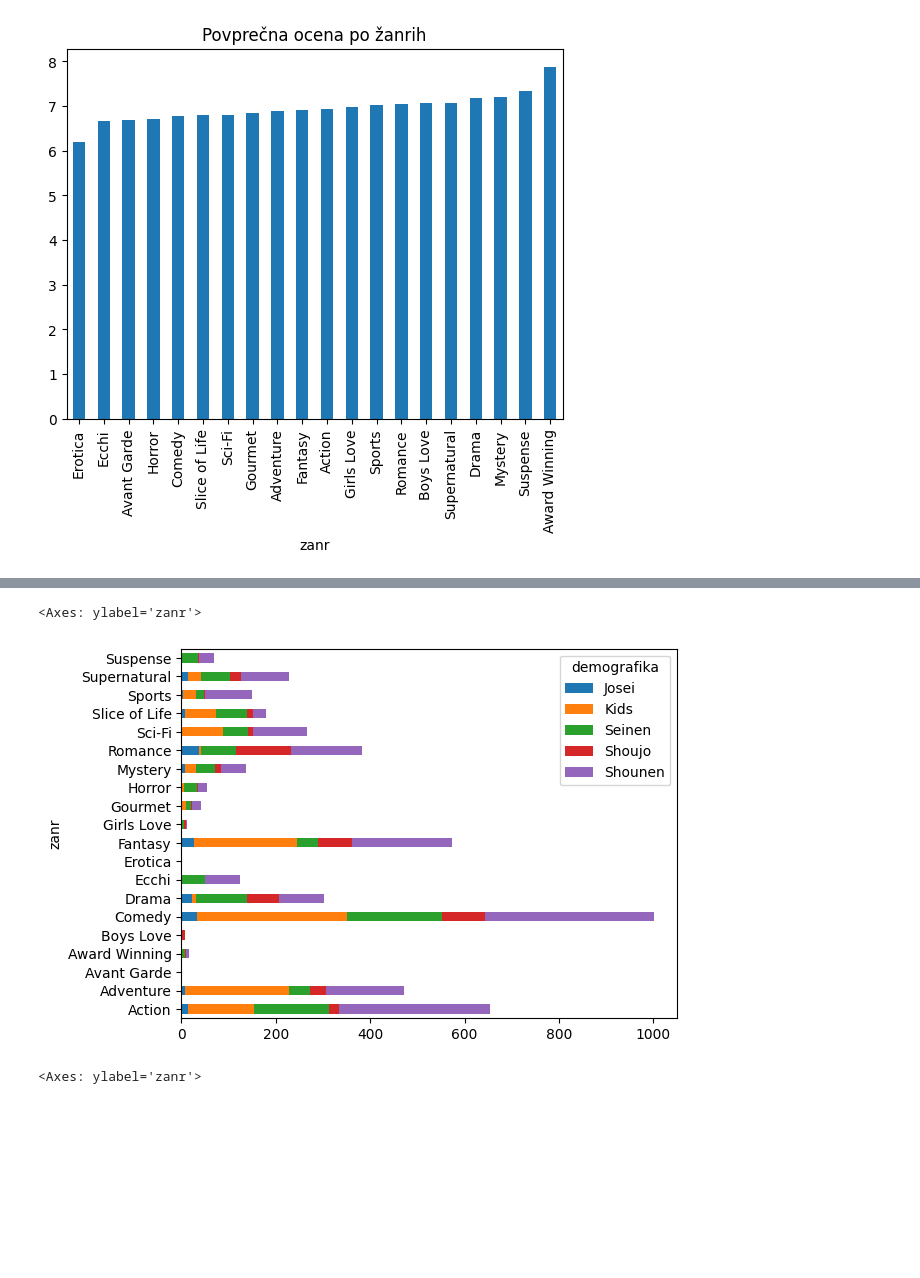
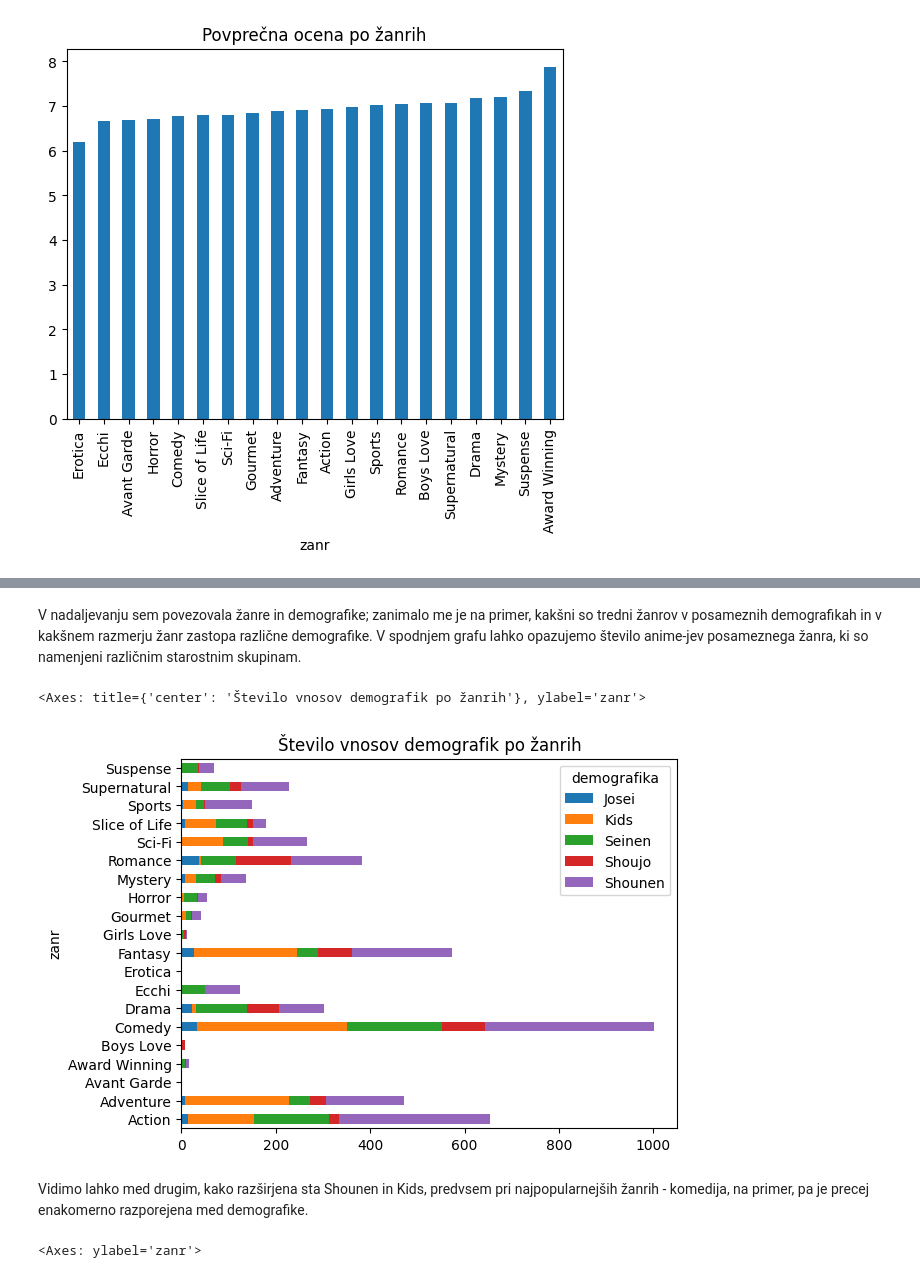
Before and after one commit to lrozman/Projektna-naloga-UVP---Rozman-Lara, a Jupyter notebook: analiza.ipynb, the cells around one changed output, grey strips where cells are left out. Cells and saved outputs as stored; diff of their text form; code cells hidden in the pictures; blank space fills up the shorter version.

```diff
--- a/analiza.ipynb
+++ b/analiza.ipynb
@@ -738,15 +750,19 @@ Suspense               17.2      97.390527         7.336845
+# %% [markdown]
+V nadaljevanju sem povezovala žanre in demografike; zanimalo me je na primer, kakšni so tredni žanrov v posameznih demografikah in v kakšnem razmerju žanr zastopa različne demografike. V spodnjem grafu lahko opazujemo število anime-jev posameznega žanra, ki so namenjeni različnim starostnim skupinam.
 # %%
 podtabela_zanri_demo = zanri_anime.copy()
 podtabela_zanri_demo.drop(index=podtabela_zanri_demo[podtabela_zanri_demo['demografika'] == 'NG'].index, inplace=True)
 
 ct_zanri_demo = pd.crosstab(
     index = podtabela_zanri_demo["zanr"],
     columns = podtabela_zanri_demo["demografika"]
 )
-ct_zanri_demo.plot(kind = "barh", stacked = True)
+ct_zanri_demo.plot(kind = "barh", stacked = True, title="Število vnosov demografik po žanrih")
 # %% [output]
-<Axes: ylabel='zanr'>
+<Axes: title={'center': 'Število vnosov demografik po žanrih'}, ylabel='zanr'>
-[figure, old version]
+[figure, new version]
+# %% [markdown]
+Vidimo lahko med drugim, kako razširjena sta Shounen in Kids, predvsem pri najpopularnejših žanrih - komedija, na primer, pa je precej enakomerno razporejena med demografike.
 # %%
 df_zanri_demo = pd.DataFrame(ct_zanri_demo)  #Če zgornje ne potrebuješ, popravi tudi to, da ne bo tako kar nekaj. Naprintaj si vse ct, df in spodnjo, če potrebuješ-
 
```
Also changed, not shown: parts of 13 cells of this notebook.
